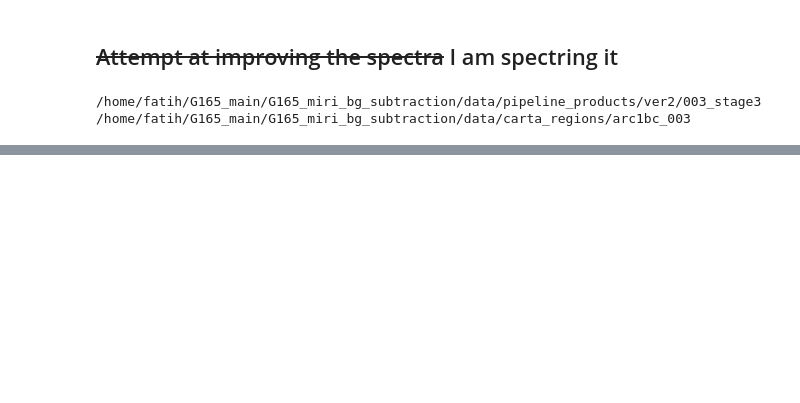
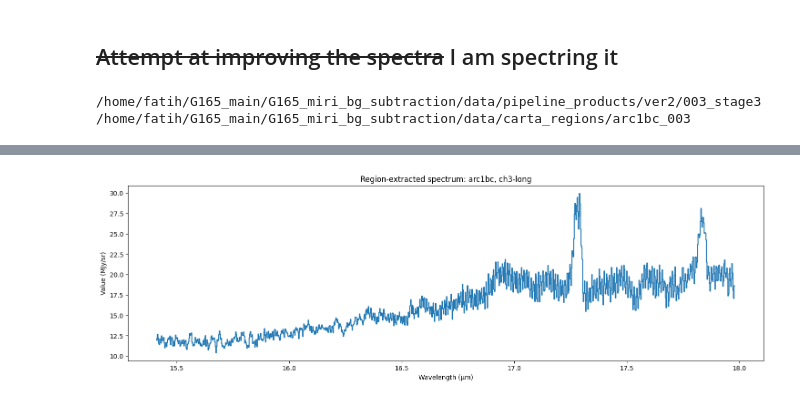
Before and after one commit to fa-yil/miri_bg_subtract, a Jupyter notebook: miri_notebook/spectroscopy.ipynb, the cells around one changed output, grey strips where cells are left out. Drawn from its saved outputs; the diff is of its cells as text; code cells hidden in the pictures; blank space fills up the shorter version.

```diff
--- a/miri_notebook/spectroscopy.ipynb
+++ b/miri_notebook/spectroscopy.ipynb
@@ -167,0 +242,79 @@ plt.show()
+# %%
+def extract_region_spectrum(cube_file, sky_region, ext=1, subpixels=32):
+    hdul = fits.open(cube_file)
+    data = hdul[ext].data
+    hdr = hdul[ext].header
+    wcs_full = WCS(hdr)
+    wcs2d = wcs_full.celestial
+
+    nwave = data.shape[0] # number of wavelength slices in the cube
+    wave = wcs_full.spectral.pixel_to_world(np.arange(nwave)).to(u.um).value # converts slices to μm
+
+    pix_region = sky_region.to_pixel(wcs2d)
+    ny, nx = data.shape[1], data.shape[2]
+
+    # 'exact' unsupported for boxes -> use high-res subpixel sampling instead
+    mask = pix_region.to_mask(mode="subpixels", subpixels=subpixels)
+    weight = mask.to_image((ny, nx))
+    weight = np.nan_to_num(weight)
+
+    spectrum = np.full(nwave, np.nan)
+
+    for i in range(nwave):
+        plane = data[i]
+        good = np.isfinite(plane) & (weight > 0)
+        w = weight[good]
+        if w.sum() > 0:
+            spectrum[i] = np.sum(plane[good] * w) / np.sum(w)
+
+    hdul.close()
+    return wave, spectrum
+
+
+from regions import Regions
+
+regs = Regions.read(region, format="ds9")   # region = the path string
+arc_region = regs[0]                         # single-region file, per your earlier confirmation
+
+# !!!
+wave3, spec3 = extract_region_spectrum(image, arc_region, subpixels=32)
+
+plt.figure(figsize=(18,5))
+plt.step(wave3, spec3)
+plt.xlabel("Wavelength (μm)")
+plt.ylabel("Value (MJy/sr)")
+plt.title("Region-extracted spectrum: arc1bc, ch3-long")
+plt.show()
+
+
+
+
+
+# Boxcar smoothing at multiple widths
+widths = [3, 6]  # width in pixels
+smoothed_box = {}
+for w in widths:
+    kernel = Box1DKernel(w)
+    smoothed_box[w] = convolve(spec3, kernel, boundary='extend')
+
+
+# Plot: raw + boxcar smoothed
+plt.figure(figsize=(18,5))
+plt.step(wave3, spec3, color='gray', lw=0.7, alpha=0.75, label='Raw')
+for w, sm in smoothed_box.items():
+    plt.step(wave3, sm, lw=1.2, label=f'Boxcar width={w}px')
+
+
+# Dashed lines at wl of interest
+for name, wl in lines2draw.items():
+    plt.axvline(x=wl, lw=0.75, color='red', linestyle='dashed')
+    plt.text(wl, plt.ylim()[0]*1.35, name, rotation=90,
+              fontsize=9, ha='right', va='top')
+
+
+plt.xlabel("Wavelength (μm)")
+plt.ylabel("Value (MJy/sr)")
+plt.title("Region-extracted spectrum: arc1bc, ch3-long")
+plt.legend()
+plt.show()
+# %% [output]
@@ -167,0 +327 @@ plt.show()
+[figure, added]
```
Also changed, not shown: parts of 10 cells of this notebook, 3 other files.
